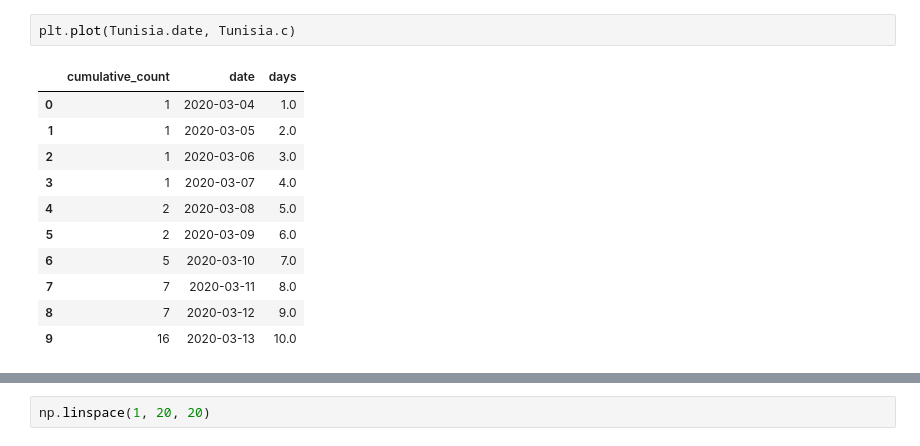
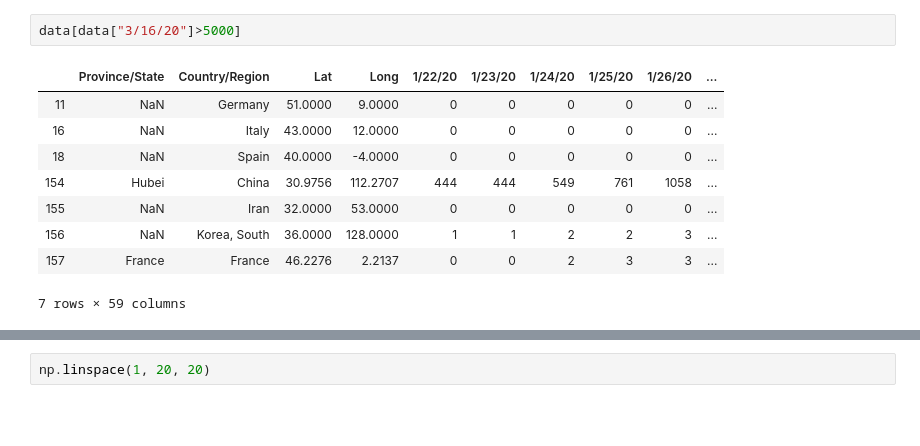
Before and after one commit to hothman/data_science, a Jupyter notebook: covid-19/notebook/Untitled.ipynb, the cells around one changed output, grey strips where cells are left out. Saved outputs shown, nothing was run; the diff lists cells and outputs as text; blank space fills up the shorter version.

```diff
--- a/covid-19/notebook/Untitled.ipynb
+++ b/covid-19/notebook/Untitled.ipynb
@@ -157,15 +155,13 @@ plt.savefig("/home/houcemeddine/Desktop/Tunisia_forcast15March.svg")
-# %%
-plt.plot(Tunisia.date, Tunisia.c)
-# %% [output]
-|  | cumulative_count | date | days |
-| 0 | 1 | 2020-03-04 | 1.0 |
-| 1 | 1 | 2020-03-05 | 2.0 |
-| 2 | 1 | 2020-03-06 | 3.0 |
-| 3 | 1 | 2020-03-07 | 4.0 |
-| 4 | 2 | 2020-03-08 | 5.0 |
-| 5 | 2 | 2020-03-09 | 6.0 |
-| 6 | 5 | 2020-03-10 | 7.0 |
-| 7 | 7 | 2020-03-11 | 8.0 |
-| 8 | 7 | 2020-03-12 | 9.0 |
-| 9 | 16 | 2020-03-13 | 10.0 |
+# %%
+data[data["3/16/20"]>5000]
+# %% [output]
+|  | Province/State | Country/Region | Lat | Long | 1/22/20 | 1/23/20 | 1/24/20 | 1/25/20 | 1/26/20 | ... |
+| 11 | NaN | Germany | 51.0000 | 9.0000 | 0 | 0 | 0 | 0 | 0 | ... |
+| 16 | NaN | Italy | 43.0000 | 12.0000 | 0 | 0 | 0 | 0 | 0 | ... |
+| 18 | NaN | Spain | 40.0000 | -4.0000 | 0 | 0 | 0 | 0 | 0 | ... |
+| 154 | Hubei | China | 30.9756 | 112.2707 | 444 | 444 | 549 | 761 | 1058 | ... |
+| 155 | NaN | Iran | 32.0000 | 53.0000 | 0 | 0 | 0 | 0 | 0 | ... |
+| 156 | NaN | Korea, South | 36.0000 | 128.0000 | 1 | 1 | 2 | 2 | 3 | ... |
+| 157 | France | France | 46.2276 | 2.2137 | 0 | 0 | 2 | 3 | 3 | ... |
+7 rows × 59 columns
 # %%
```
Also changed, not shown: parts of 8 cells of this notebook, 7 other files.
